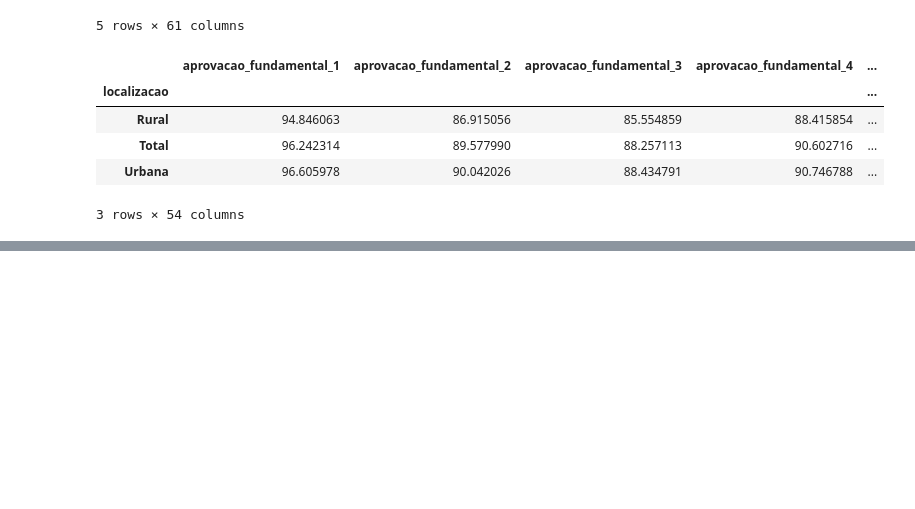
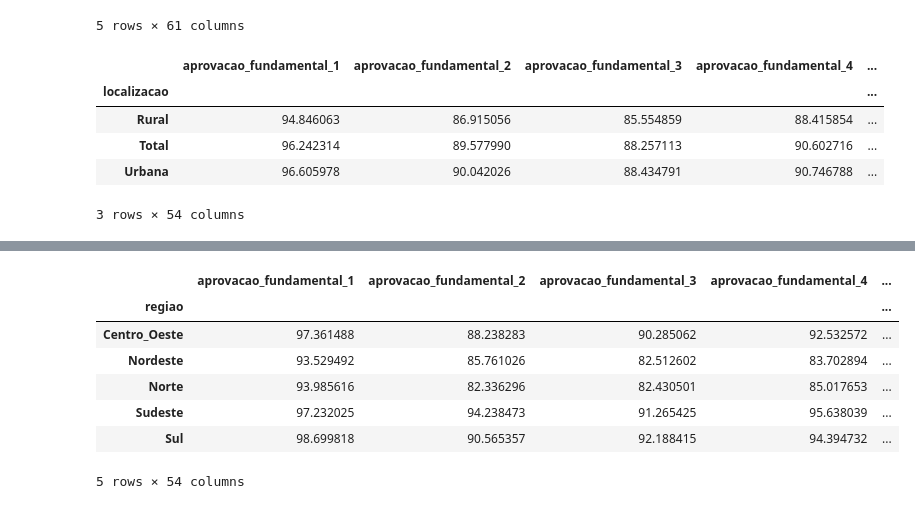
Before and after one commit to if1015-datascience-ufpe/2018-2-projeto-petshop, a Jupyter notebook: rendimento_ensinobasico.ipynb, the cells around one changed output, grey strips where cells are left out. Cells and saved outputs as stored; diff of their text form; code cells hidden in the pictures; blank space fills up the shorter version.

Commit message:
tabela agrupada por regiao

```diff
--- a/rendimento_ensinobasico.ipynb
+++ b/rendimento_ensinobasico.ipynb
@@ -97,0 +119,34 @@ df_localizacao_tipo = df_localizacao_tipo.groupby('localizacao', 'tipo').mean()
+# %%
+df_municipios['regiao'] = df_municipios.regiao.astype('category')
+df_regiao = df_municipios[[
+    'regiao',
+    'aprovacao_fundamental_1', 'aprovacao_fundamental_2', 'aprovacao_fundamental_3',
+    'aprovacao_fundamental_4', 'aprovacao_fundamental_5', 'aprovacao_fundamental_6',
+    'aprovacao_fundamental_7', 'aprovacao_fundamental_8', 'aprovacao_fundamental_9',
+    'aprovacao_fundamental_1:5', 'aprovacao_fundamental_6:9', 'aprovacao_fundamental_1:9',
+    'aprovacao_medio_1', 'aprovacao_medio_2', 'aprovacao_medio_3', 'aprovacao_medio_4',
+    'aprovacao_medio_0', 'aprovacao_medio_0:4',
+    'reprovacao_fundamental_1', 'reprovacao_fundamental_2', 'reprovacao_fundamental_3',
+    'reprovacao_fundamental_4', 'reprovacao_fundamental_5', 'reprovacao_fundamental_6',
+    'reprovacao_fundamental_7', 'reprovacao_fundamental_8', 'reprovacao_fundamental_9',
+    'reprovacao_fundamental_1:5', 'reprovacao_fundamental_6:9', 'reprovacao_fundamental_1:9',
+    'reprovacao_medio_1', 'reprovacao_medio_2', 'reprovacao_medio_3', 'reprovacao_medio_4',
+    'reprovacao_medio_0', 'reprovacao_medio_0:4',
+    'abandono_fundamental_1', 'abandono_fundamental_2', 'abandono_fundamental_3',
+    'abandono_fundamental_4', 'abandono_fundamental_5', 'abandono_fundamental_6',
+    'abandono_fundamental_7', 'abandono_fundamental_8', 'abandono_fundamental_9',
+    'abandono_fundamental_1:5', 'abandono_fundamental_6:9', 'abandono_fundamental_1:9',
+    'abandono_medio_1', 'abandono_medio_2', 'abandono_medio_3', 'abandono_medio_4',
+    'abandono_medio_0', 'abandono_medio_0:4',
+]]
+df_regiao = df_regiao.groupby('regiao'). mean()
+df_regiao.head()
+# %% [output]
+|  | aprovacao_fundamental_1 | aprovacao_fundamental_2 | aprovacao_fundamental_3 | aprovacao_fundamental_4 | ... |
+| regiao |  |  |  |  | ... |
+| Centro_Oeste | 97.361488 | 88.238283 | 90.285062 | 92.532572 | ... |
+| Nordeste | 93.529492 | 85.761026 | 82.512602 | 83.702894 | ... |
+| Norte | 93.985616 | 82.336296 | 82.430501 | 85.017653 | ... |
+| Sudeste | 97.232025 | 94.238473 | 91.265425 | 95.638039 | ... |
+| Sul | 98.699818 | 90.565357 | 92.188415 | 94.394732 | ... |
+5 rows × 54 columns
```
Also changed, not shown: parts of 1 cell of this notebook.
